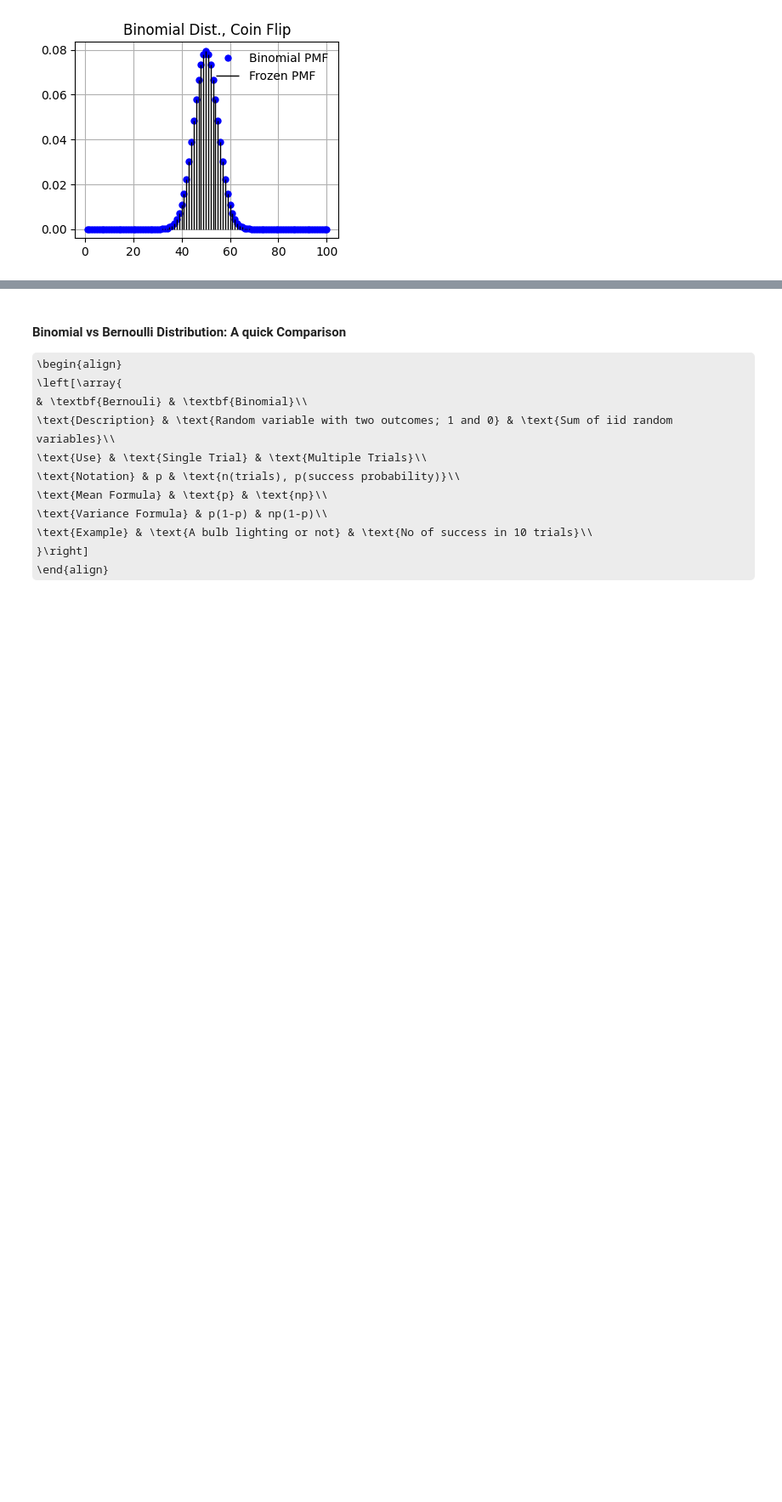
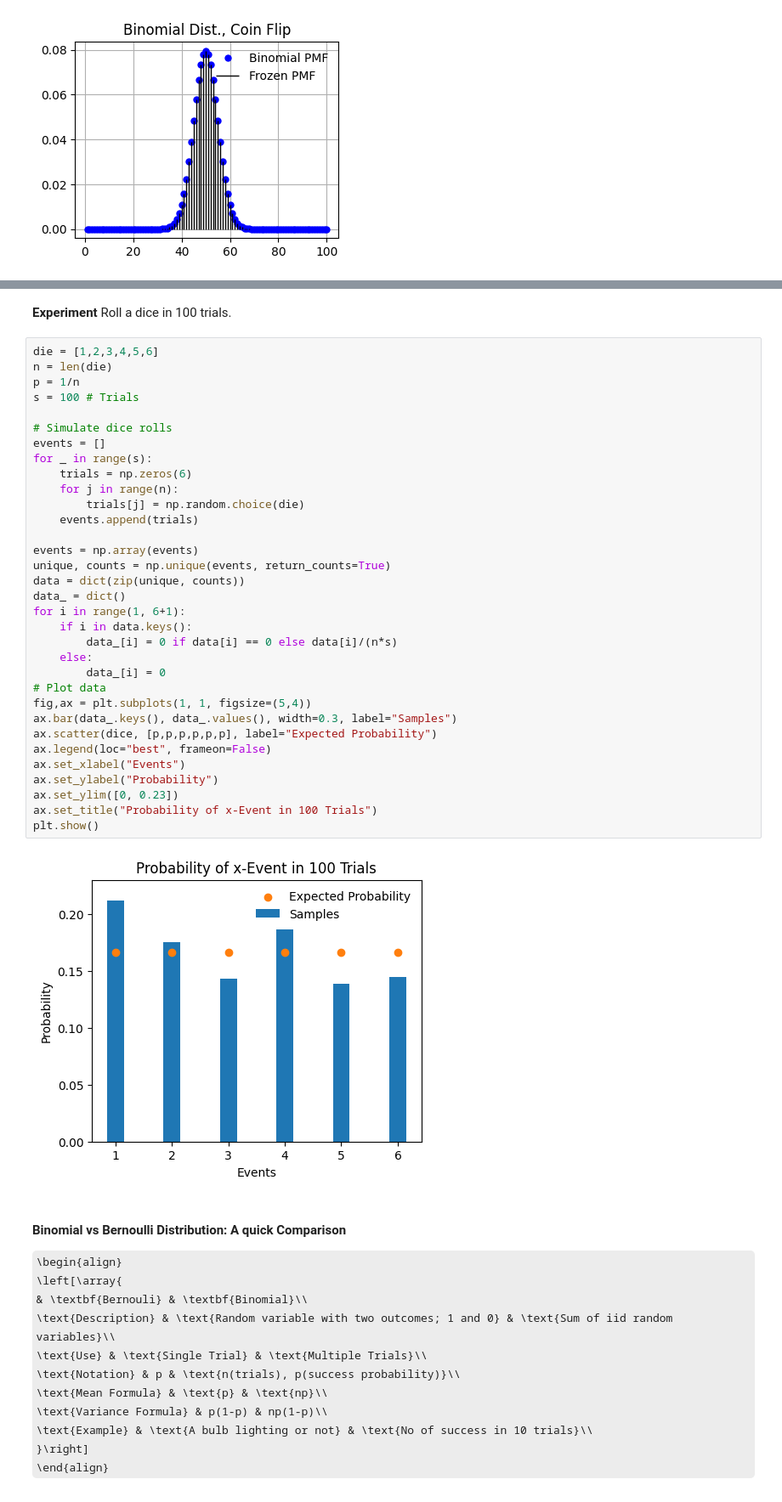
Before and after one commit to akalingking/quant-finance-lectures, a Jupyter notebook: 03_statistics/02_statistical_models_binomial.ipynb, the cells around one changed output, grey strips where cells are left out. Shown: that part at 85% size. Saved outputs shown, nothing was run; the diff lists cells and outputs as text; some formulas as TeX source; blank space fills up the shorter version.

```diff
--- a/03_statistics/02_statistical_models_binomial.ipynb
+++ b/03_statistics/02_statistical_models_binomial.ipynb
@@ -84,3 +126,40 @@ assert np.allclose(x, binom.ppf(prob, n, p))
+# %% [markdown]
+**Experiment** Roll a dice in 100 trials.
+# %%
+die = [1,2,3,4,5,6]
+n = len(die)
+p = 1/n
+s = 100 # Trials
+
+# Simulate dice rolls
+events = []
+for _ in range(s):
+    trials = np.zeros(6)
+    for j in range(n):
+        trials[j] = np.random.choice(die)
+    events.append(trials)
+
+events = np.array(events)
+unique, counts = np.unique(events, return_counts=True)
+data = dict(zip(unique, counts))
+data_ = dict()
+for i in range(1, 6+1):
+    if i in data.keys():
+        data_[i] = 0 if data[i] == 0 else data[i]/(n*s)
+    else:
+        data_[i] = 0
+# Plot data
+fig,ax = plt.subplots(1, 1, figsize=(5,4))
+ax.bar(data_.keys(), data_.values(), width=0.3, label="Samples")
+ax.scatter(dice, [p,p,p,p,p,p], label="Expected Probability")
+ax.legend(loc="best", frameon=False)
+ax.set_xlabel("Events")
+ax.set_ylabel("Probability")
+ax.set_ylim([0, 0.23])
+ax.set_title("Probability of x-Event in 100 Trials")
+plt.show()
+# %% [output]
+[figure, added]
 # %% [markdown]
 #### Binomial vs Bernoulli Distribution: A quick Comparison
 \begin{align}
```
Also changed, not shown: parts of 7 cells of this notebook.
